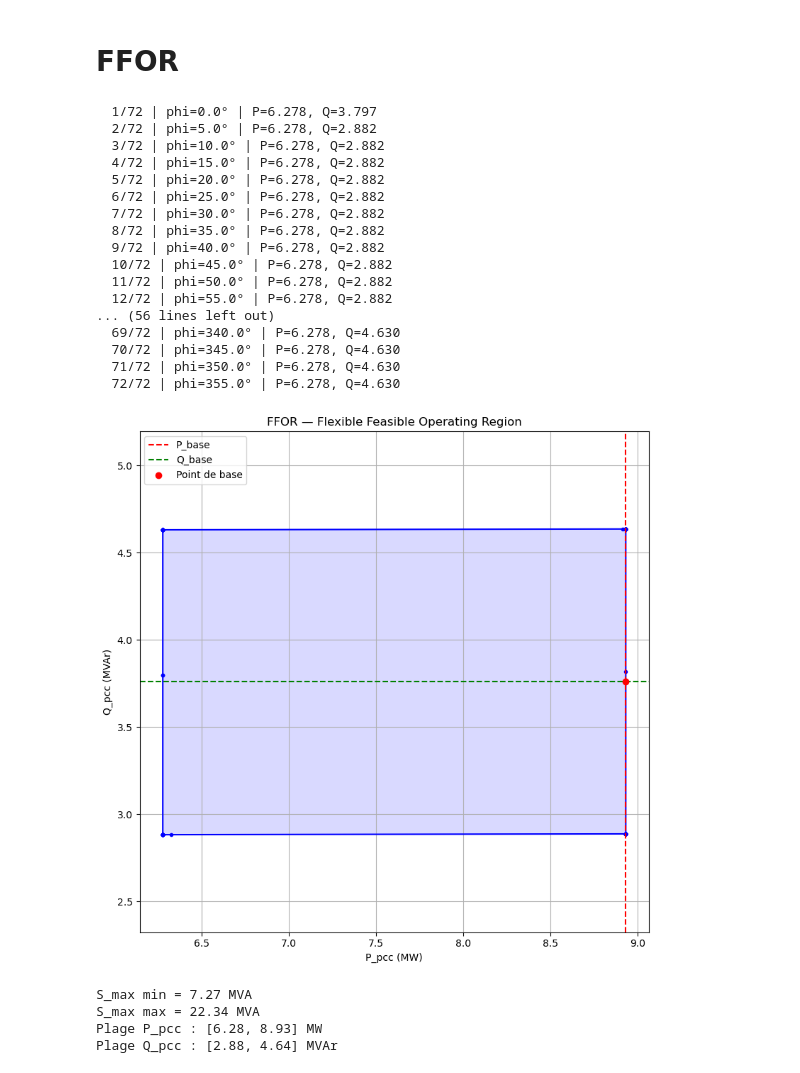
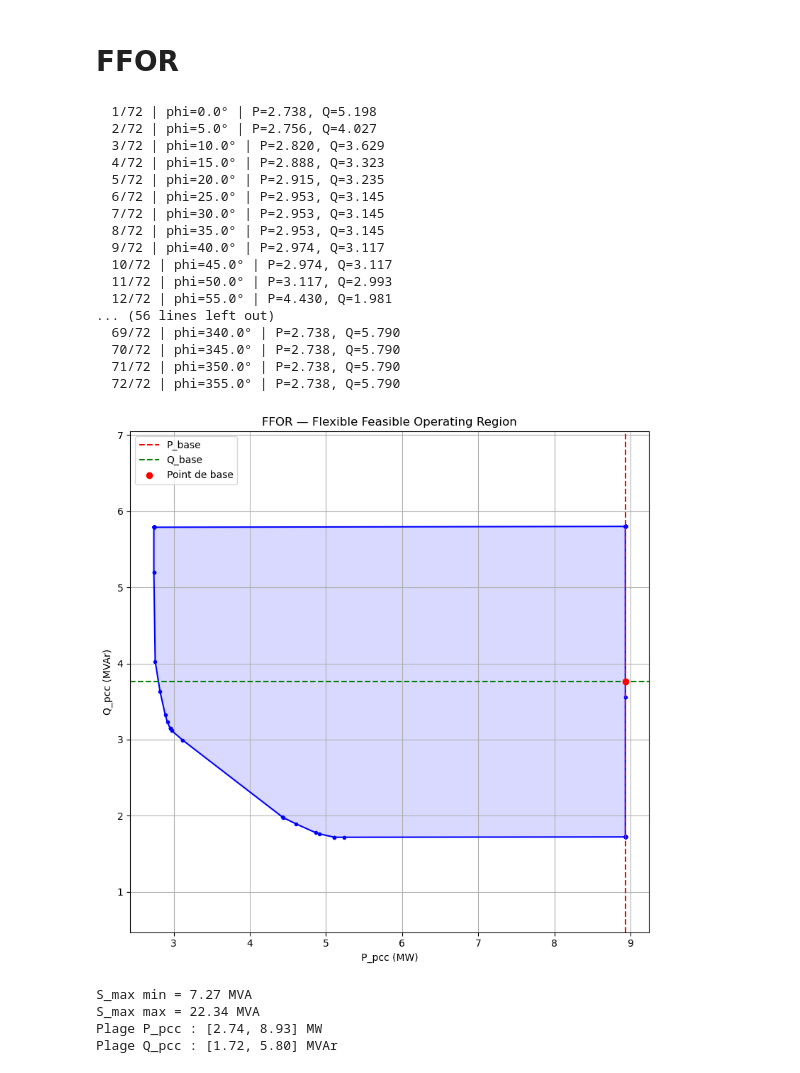
Before and after one commit to Jad-Lostan/Swiss-PDGs, a Jupyter notebook: marg/FFOR.ipynb, the cells around one changed output. Drawn from its saved outputs; the diff is of its cells as text; code cells hidden in the pictures.

Commit message:
FFOR avec time

```diff
--- a/marg/FFOR.ipynb
+++ b/marg/FFOR.ipynb
@@ -7,7 +7,7 @@ import numpy as np
 ##########################################
 '''DATA'''
 ##########################################
-alpha = 0.3 #TODO Trouver une source qui justifie ce choix
+alpha = 0.7 #TODO Trouver une source qui justifie ce choix
 Tmax= 15 #au dessus : pas de chauffage
 Tmin = 0 #en dessous: chauffage maximal
 cos_phi = 0.95
@@ -17,7 +17,26 @@ V = 20 #kV
 
 ##########################################
 # 1. Charger data du fichier 87_grid
-file = "87_0_grid.xlsx"
+file = "87_0_grid.xlsx" # Charger données sur la grid
+# 2. Charger le profil de consommation (electrique et de chaleur) totale de la zone --> permet de transformer données aux nodes en séries temporelles
+npro = pd.read_excel("2026-05-26-Projet1-profils.xlsx",
+                     sheet_name="Profils de charge",
+                     skiprows=30,      # sauter jusqu'à la ligne 31
+                     nrows=8760)       # lire exactement 8760 lignes
+
+npro.columns = ["temps", "chaleur_kW", "chauffage_kW", "ecs_kW",
+                "chaleur_centre", "froid_kW", "refroid_locaux",
+                "refroid_proc", "refroid_centre", "elec_kW",
+                "emob_kW", "fonctionnement_kW", "pompe_kW", "temp_C", "extra"]
+
+print(f"Lignes : {len(npro)}")
+print(npro[["temps", "chaleur_kW", "fonctionnement_kW", "temp_C"]].head(3))
+npro["chaleur_kW"] = pd.to_numeric(npro["chaleur_kW"], errors="coerce").fillna(0)
+npro["fonctionnement_kW"] = pd.to_numeric(npro["fonctionnement_kW"], errors="coerce").fillna(0)
+P_chaleur_profile = npro["chaleur_kW"].values / 1000   # MW thermique
+P_elec_profile    = npro["fonctionnement_kW"].values / 1000  # MW électrique
+f_load_elec    = P_elec_profile / P_elec_profile.max()    # module P_load et Q_load
+f_load_chaleur = P_chaleur_profile / P_chaleur_profile.max()  # remplace f_t pour HP
 
 parameters = pd.read_excel(file, sheet_name="parameters")
 f =  parameters["f_hz"].values[0]
@@ -36,6 +55,8 @@ n_nodes = len(bus)
 nodes = range(n_nodes)
 P_load = {k: P_load_agg.get(k, 0) for k in nodes}
 Q_load = {k: Q_load_agg.get(k, 0) for k in nodes}
+P_load_t = {k: P_load[k] * f_load_elec[t] for k in nodes}
+Q_load_t = {k: Q_load[k] * f_load_elec[t] for k in nodes}
 
 bus_ref = pd.read_excel(file, sheet_name="res_bus") #TODO : CHANGER AVEC NOUVEAU OPF POUR SCENARIO 2
 P_ref = - bus_ref["p_mw"].values
@@ -137,10 +158,10 @@ pv_df_dt.to_csv("pv_data_dt.csv", index=False)
 # 3. Charger data des HP
 COP = 3.9         # heat pump (nPro) #TODO changer quand zone bien délimitée
 P_hp_total = - 26072 / 1000 # MW thermique (nPro) #TODO changer quand zone bien délimitée
-temp = pd.read_csv("temperature_hourly.csv") #TODO changer avec bon fichier
 
-T = temp["temperature_C"].values
-f_t = np.clip((Tmax - T) / (Tmax - Tmin), 0, 1) # Fonction chauffage qui indique consommation de l'HP en fonction de la temperature exterieure
+# temp = pd.read_csv("temperature_hourly.csv") #TODO changer avec bon fichier
+# T = temp["temperature_C"].values
+# f_t = np.clip((Tmax - T) / (Tmax - Tmin), 0, 1) # Fonction chauffage qui indique consommation de l'HP en fonction de la temperature exterieure
 
 P_hp_total_elec = P_hp_total / COP #puissance electrique totale
 Pk_total = P_load_agg.sum() # Total load
@@ -155,7 +176,8 @@ for k in range(n_nodes):
         "P_hp": P_hp
     })
     for t in range(len(T)):
-        P_hp_dt = P_hp * f_t[t]
+        P_hp_dt = {k: P_hp_max.get(k, 0) * f_load_chaleur[t] for k in nodes}
+        #P_hp_dt = P_hp * f_t[t]
         hp_data_dt.append({
             "bus": k,
             "time": t,
@@ -446,8 +481,8 @@ def solve_ffor(a, b):
 
     for idx, row in line_data.iterrows():
         i, j = int(row["from_bus"]), int(row["to_bus"])
-        Pij = row["b"] * (theta[i] - theta[j])
-        Qij = row["b"] * (delta_U[i] - delta_U[j])
+        Pij = - row["b"] * (theta[i] - theta[j])
+        Qij = - row["b"] * (delta_U[i] - delta_U[j])
         model.addQConstr(Pij*Pij + Qij*Qij <= row["S_max"]**2)
 
     for k in nodes:
@@ -494,51 +529,51 @@ for i, phi in enumerate(angles):
         Q_points.append(q)
     print(f"  {i+1}/{n_angles} | phi={np.degrees(phi):.1f}° | P={p:.3f}, Q={q:.3f}" if p else f"  {i+1}/{n_angles} | ❌ infaisable")
 
 # Fermer le polygone
 P_points.append(P_points[0])
 Q_points.append(Q_points[0])
 
 # --- Plot ---
 plt.figure(figsize=(8, 8))
 plt.plot(P_points, Q_points, 'b-o', markersize=3, linewidth=1.5)
 plt.fill(P_points, Q_points, alpha=0.15, color='blue')
 plt.axvline(float(P_base[0]), color='r', linestyle='--', label='P_base')
 plt.axhline(float(Q_base[0]), color='g', linestyle='--', label='Q_base')
 plt.scatter([float(P_base[0])], [float(Q_base[0])], color='red', zorder=5, label='Point de base')
 plt.xlabel("P_pcc (MW)")
 plt.ylabel("Q_pcc (MVAr)")
 plt.title("FFOR — Flexible Feasible Operating Region")
 plt.legend()
 plt.grid(True)
 plt.axis('equal')
 plt.tight_layout()
 plt.savefig("FFOR.png", dpi=150)
 plt.show()
 
 print(f"S_max min = {line_data['S_max'].min():.2f} MVA")
 print(f"S_max max = {line_data['S_max'].max():.2f} MVA")
 print(f"Plage P_pcc : [{min(P_points):.2f}, {max(P_points):.2f}] MW")
 print(f"Plage Q_pcc : [{min(Q_points):.2f}, {max(Q_points):.2f}] MVAr")
 # %% [output]
-  1/72 | phi=0.0° | P=6.278, Q=3.797
-  2/72 | phi=5.0° | P=6.278, Q=2.882
-  3/72 | phi=10.0° | P=6.278, Q=2.882
-  4/72 | phi=15.0° | P=6.278, Q=2.882
-  5/72 | phi=20.0° | P=6.278, Q=2.882
-  6/72 | phi=25.0° | P=6.278, Q=2.882
-  7/72 | phi=30.0° | P=6.278, Q=2.882
-  8/72 | phi=35.0° | P=6.278, Q=2.882
-  9/72 | phi=40.0° | P=6.278, Q=2.882
-  10/72 | phi=45.0° | P=6.278, Q=2.882
-  11/72 | phi=50.0° | P=6.278, Q=2.882
-  12/72 | phi=55.0° | P=6.278, Q=2.882
+  1/72 | phi=0.0° | P=2.738, Q=5.198
+  2/72 | phi=5.0° | P=2.756, Q=4.027
+  3/72 | phi=10.0° | P=2.820, Q=3.629
+  4/72 | phi=15.0° | P=2.888, Q=3.323
+  5/72 | phi=20.0° | P=2.915, Q=3.235
+  6/72 | phi=25.0° | P=2.953, Q=3.145
+  7/72 | phi=30.0° | P=2.953, Q=3.145
+  8/72 | phi=35.0° | P=2.953, Q=3.145
+  9/72 | phi=40.0° | P=2.974, Q=3.117
+  10/72 | phi=45.0° | P=2.974, Q=3.117
+  11/72 | phi=50.0° | P=3.117, Q=2.993
+  12/72 | phi=55.0° | P=4.430, Q=1.981
 ... (56 lines left out)
-  69/72 | phi=340.0° | P=6.278, Q=4.630
-  70/72 | phi=345.0° | P=6.278, Q=4.630
-  71/72 | phi=350.0° | P=6.278, Q=4.630
-  72/72 | phi=355.0° | P=6.278, Q=4.630
+  69/72 | phi=340.0° | P=2.738, Q=5.790
+  70/72 | phi=345.0° | P=2.738, Q=5.790
+  71/72 | phi=350.0° | P=2.738, Q=5.790
+  72/72 | phi=355.0° | P=2.738, Q=5.790
-[figure, old version]
+[figure, new version]
 S_max min = 7.27 MVA
 S_max max = 22.34 MVA
-Plage P_pcc : [6.28, 8.93] MW
-Plage Q_pcc : [2.88, 4.64] MVAr
+Plage P_pcc : [2.74, 8.93] MW
+Plage Q_pcc : [1.72, 5.80] MVAr
```
Also changed, not shown: parts of 1 cell of this notebook, 5 other files.
